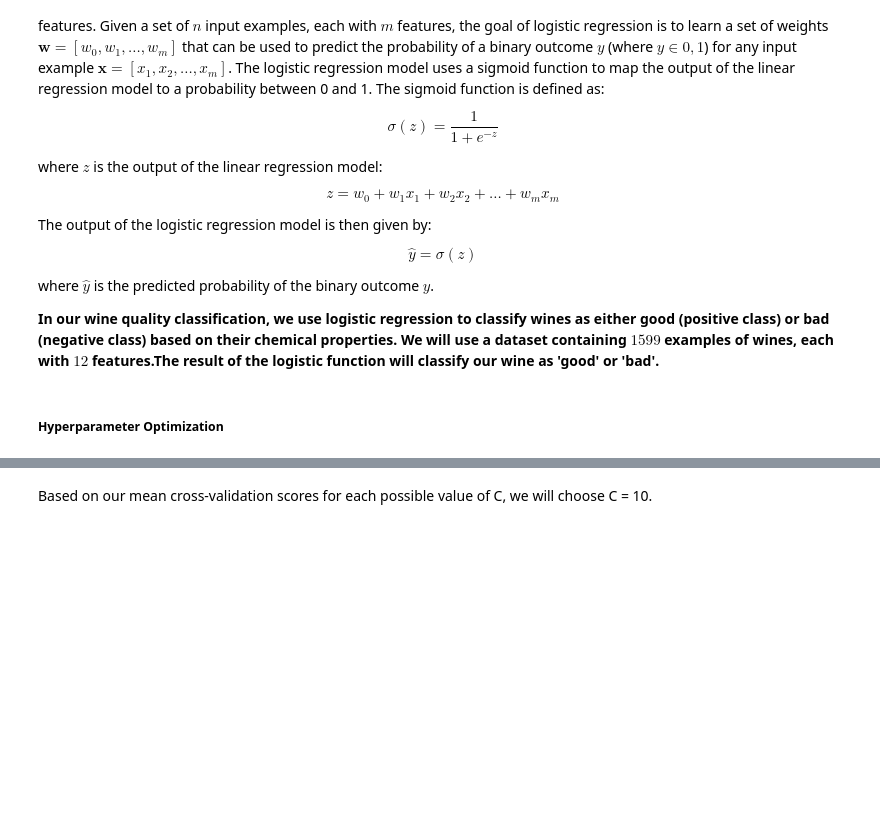
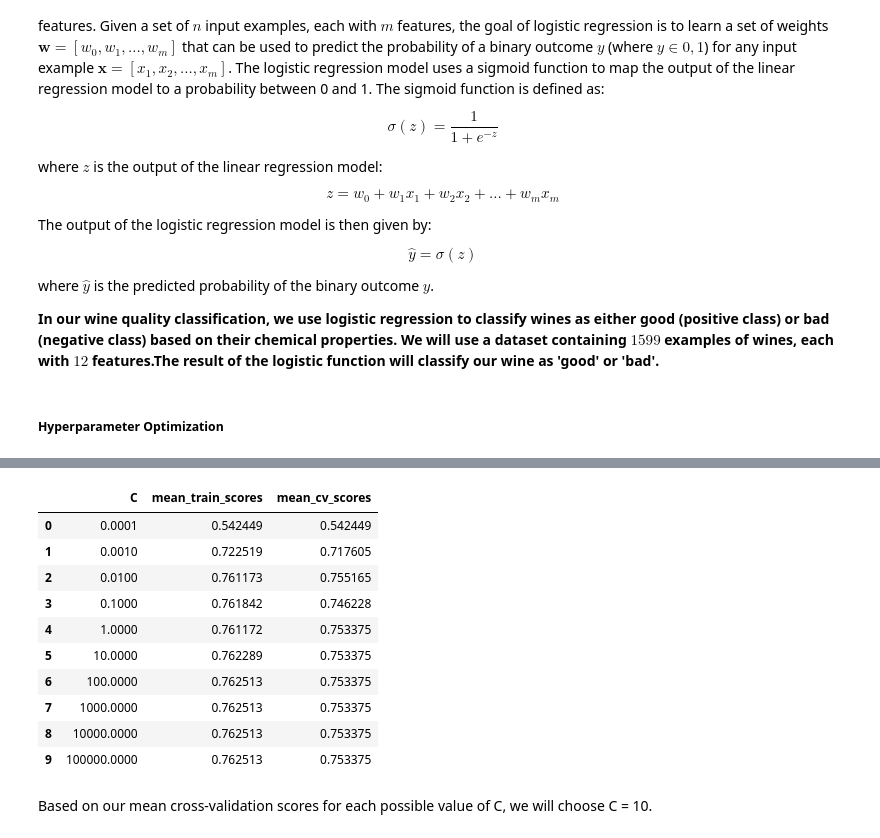
Before and after one commit to DSCI-310/is-it-good-wine, a Jupyter notebook: wineclassification.ipynb, the cells around one changed output, grey strips where cells are left out. Saved outputs shown, nothing was run; the diff lists cells and outputs as text; code cells hidden in the pictures; blank space fills up the shorter version.

```diff
--- a/wineclassification.ipynb
+++ b/wineclassification.ipynb
@@ -84,4 +110,8 @@ The outcomes of these models (i.e. each model's accuracy in classification) will
 In our quality classification, the input features are chemical composition of wine samples: such as alcohol content, fixed acidity, chlorides, sulphates, etc. The output label is derived from the *quality* rating assigned to each wine sample (sourced from various wine critics). If the quality score greater than 5, it is classified as 'good' - whereas below 5 results in a 'bad' classification.
 
 Additionally, we split the data into separate train (0.80) and test set (0.20) to help us evaluate the performance of a model. We utilize the training data to expose the model to the dataset, and test the model's ability to predict the 'target' value of our test data. This provides an estimate of how well the model will generalize to data that we have not seen yet.
+# %%
+# The integer specifies to return the train or test dataframe
+train_df = preprocessor(df, 0)
+test_df = preprocessor(df, 1)
 # %% [markdown]
@@ -92,0 +119,7 @@ Checking for class imbalance in our dataset *(Figure 3)* is essential before doi
+# %%
+# Splitting into X and y train and test sets
+X_train = train_df.drop(columns=["target", "quality"])
+y_train = train_df["target"]
+
+X_test = test_df.drop(columns=["target", "quality"])
+y_test = test_df["target"]
@@ -148,3 +194,21 @@ For the case of our logistic regression is the regularization parameter 'C'. The
+# %%
+#| label: tbl-lrhp
+#| tbl-cap: Logistic Regression 'C' Optimization
+
+lr_df = hp_optimizer('lr', X_train, y_train)
+lr_df
+# %% [output]
+|  | C | mean_train_scores | mean_cv_scores |
+| 0 | 0.0001 | 0.542449 | 0.542449 |
+| 1 | 0.0010 | 0.722519 | 0.717605 |
+| 2 | 0.0100 | 0.761173 | 0.755165 |
+| 3 | 0.1000 | 0.761842 | 0.746228 |
+| 4 | 1.0000 | 0.761172 | 0.753375 |
+| 5 | 10.0000 | 0.762289 | 0.753375 |
+| 6 | 100.0000 | 0.762513 | 0.753375 |
+| 7 | 1000.0000 | 0.762513 | 0.753375 |
+| 8 | 10000.0000 | 0.762513 | 0.753375 |
+| 9 | 100000.0000 | 0.762513 | 0.753375 |
 # %% [markdown]
 Based on our mean cross-validation scores for each possible value of C, we will choose C = 10.
 # %% [markdown]
```
Also changed, not shown: parts of 74 cells of this notebook, 2 other files.
